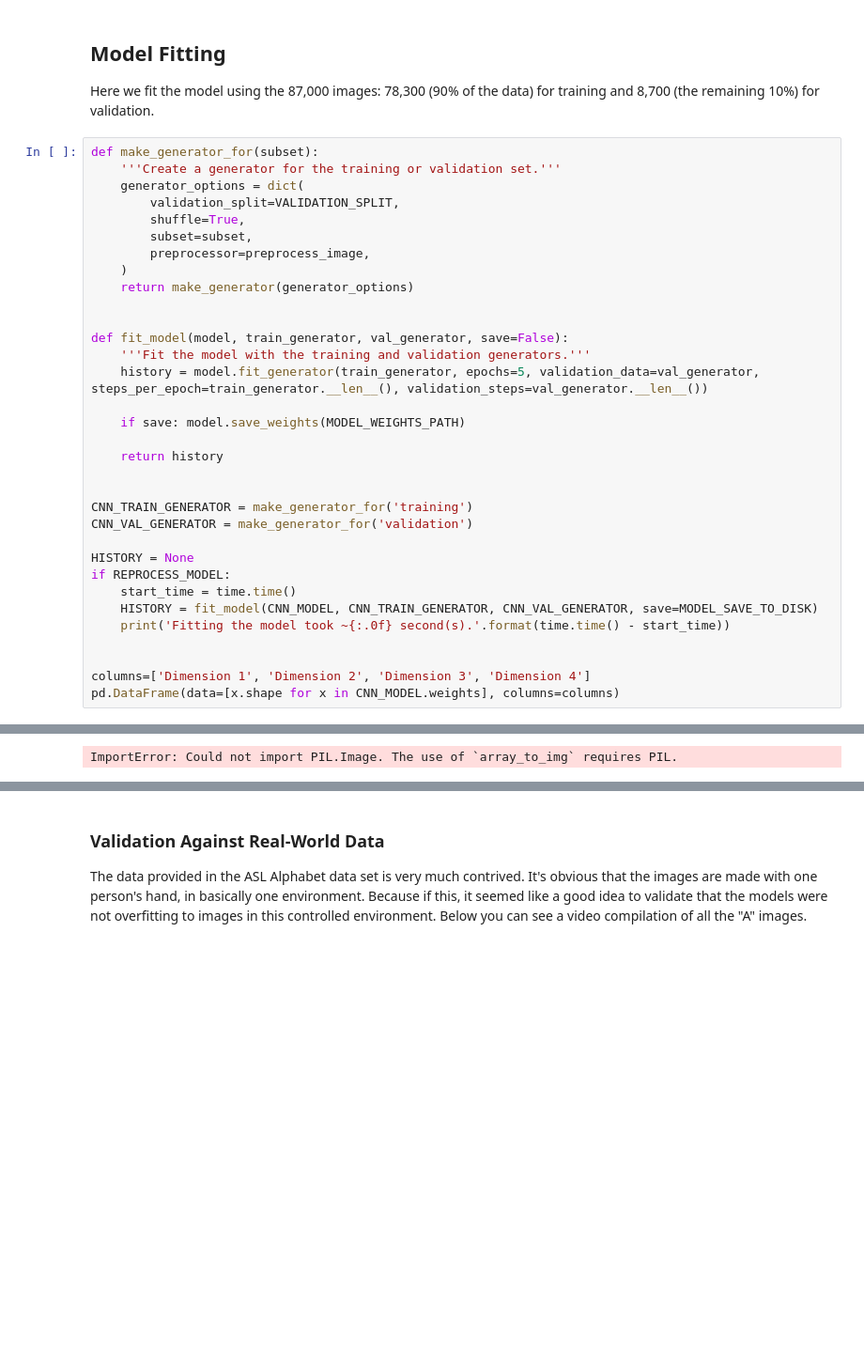
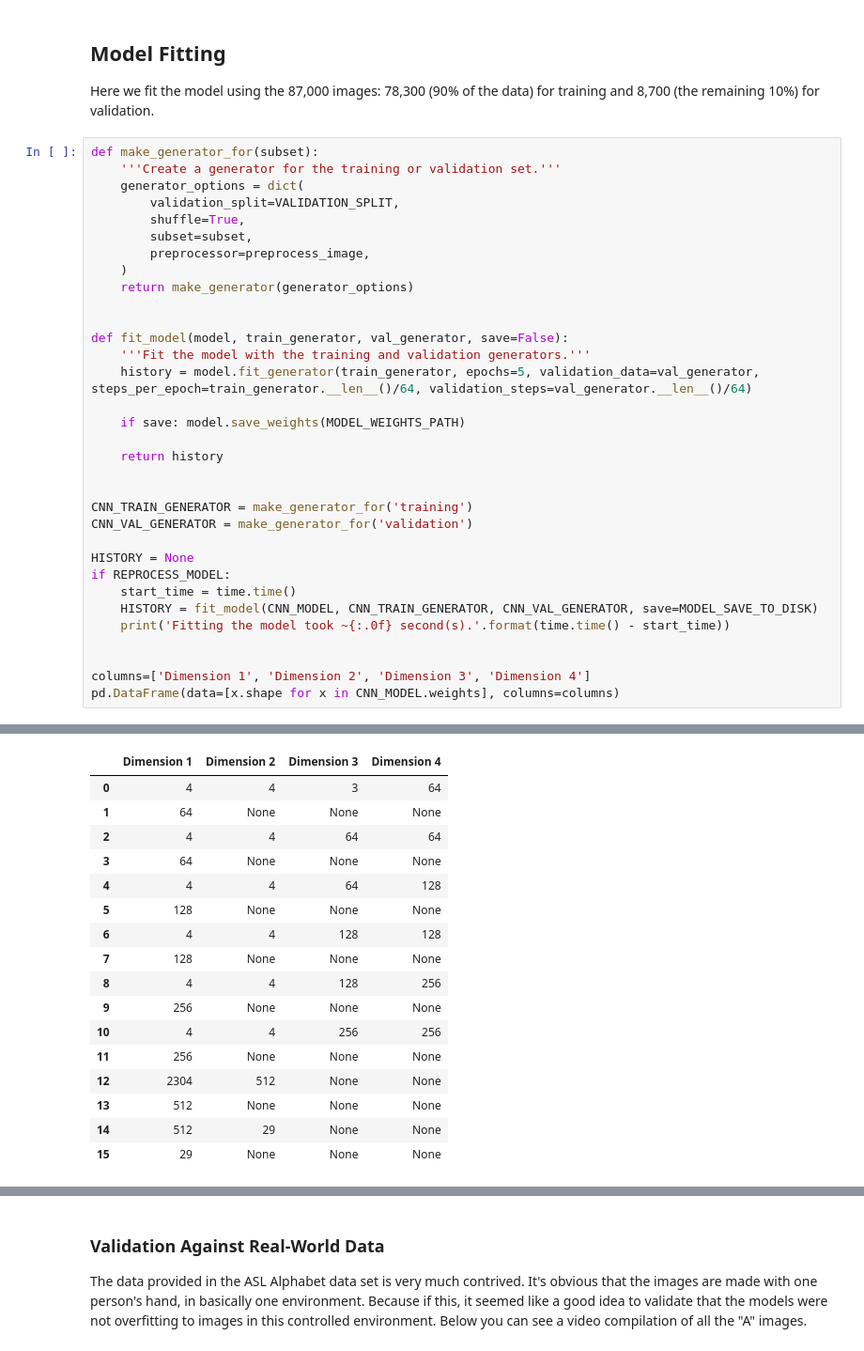
Before and after one commit to poolodhi/MLND, a Jupyter notebook: Benchmark Code/classifying-images-of-the-asl-alphabet-using-keras.ipynb, the cells around one changed output, grey strips where cells are left out. Shown at 94% size. Saved outputs shown, nothing was run; the diff lists cells and outputs as text; blank space fills up the shorter version.

Commit message:
Benchmark model ran

```diff
--- a/Benchmark Code/classifying-images-of-the-asl-alphabet-using-keras.ipynb
+++ b/Benchmark Code/classifying-images-of-the-asl-alphabet-using-keras.ipynb
@@ -239,7 +241,7 @@ def make_generator_for(subset):
 
 def fit_model(model, train_generator, val_generator, save=False):
     '''Fit the model with the training and validation generators.'''
-    history = model.fit_generator(train_generator, epochs=5, validation_data=val_generator, steps_per_epoch=train_generator.__len__(), validation_steps=val_generator.__len__())
+    history = model.fit_generator(train_generator, epochs=5, validation_data=val_generator, steps_per_epoch=train_generator.__len__()/64, validation_steps=val_generator.__len__()/64)
 
     if save: model.save_weights(MODEL_WEIGHTS_PATH)
 
@@ -265,4 +277,20 @@ Epoch 1/5
-ImportError: Could not import PIL.Image. The use of `array_to_img` requires PIL.
+|  | Dimension 1 | Dimension 2 | Dimension 3 | Dimension 4 |
+| 0 | 4 | 4 | 3 | 64 |
+| 1 | 64 | None | None | None |
+| 2 | 4 | 4 | 64 | 64 |
+| 3 | 64 | None | None | None |
+| 4 | 4 | 4 | 64 | 128 |
+| 5 | 128 | None | None | None |
+| 6 | 4 | 4 | 128 | 128 |
+| 7 | 128 | None | None | None |
+| 8 | 4 | 4 | 128 | 256 |
+| 9 | 256 | None | None | None |
+| 10 | 4 | 4 | 256 | 256 |
+| 11 | 256 | None | None | None |
+| 12 | 2304 | 512 | None | None |
+| 13 | 512 | None | None | None |
+| 14 | 512 | 29 | None | None |
+| 15 | 29 | None | None | None |
 # %%
 if HISTORY:
     print('Final Accuracy: {:.2f}%'.format(HISTORY.history['acc'][4] * 100))
```
Also changed, not shown: parts of 12 cells of this notebook, 2 other files.
